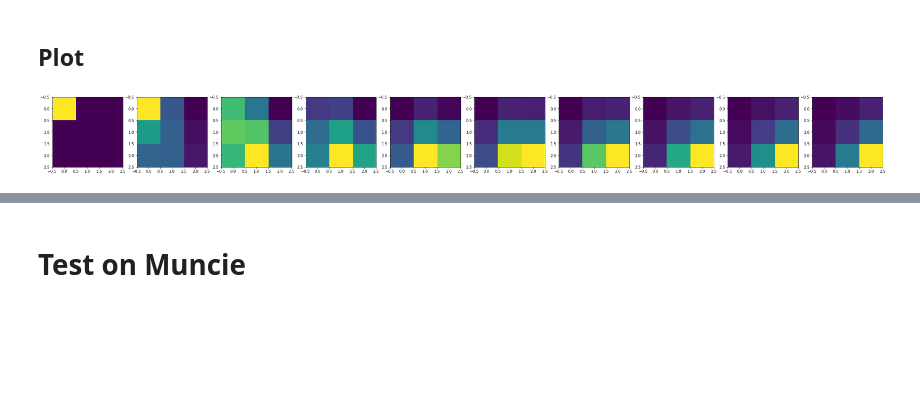
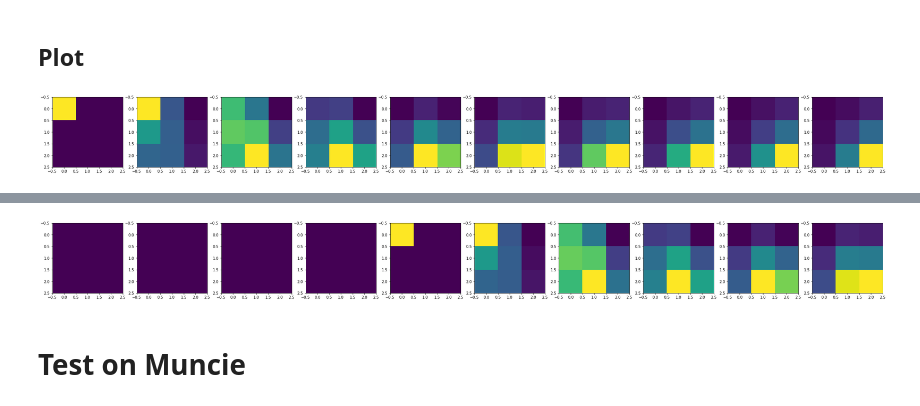
Before and after one commit to EcohydrologyTeam/ClearWater-riverine, a Jupyter notebook: examples/testing.ipynb, the cells around one changed output, grey strips where cells are left out. Cells and saved outputs as stored; diff of their text form; code cells hidden in the pictures; blank space fills up the shorter version.

```diff
--- a/examples/testing.ipynb
+++ b/examples/testing.ipynb
@@ -82,0 +78,8 @@ pd.DataFrame(chip_mesh['edge_velocity']).plot(legend=False)
+# %%
+%%time
+# drop something in the top left cell at t = 4
+init_dict = {0: {'time': 4,
+                 'concentration': 200
+                }
+            }
+solved_mesh = wq.wq_simulation(test_mesh, init_dict)
@@ -83,3 +89,12 @@ pd.DataFrame(chip_mesh['edge_velocity']).plot(legend=False)
+# %%
+import matplotlib.pyplot as plt
+fig, ax = plt.subplots(1,10)
+for t in range(len(solved_mesh['time']) - 1):
+    ax[t].imshow(solved_mesh['load'][t].values[0:9].reshape(3,3))
+
+fig.set_size_inches(40,5)
+# %% [output]
+[figure, added]
 # %% [markdown]
 # Test on Muncie
 # %%
```
Also changed, not shown: parts of 22 cells of this notebook, 4 other files.
